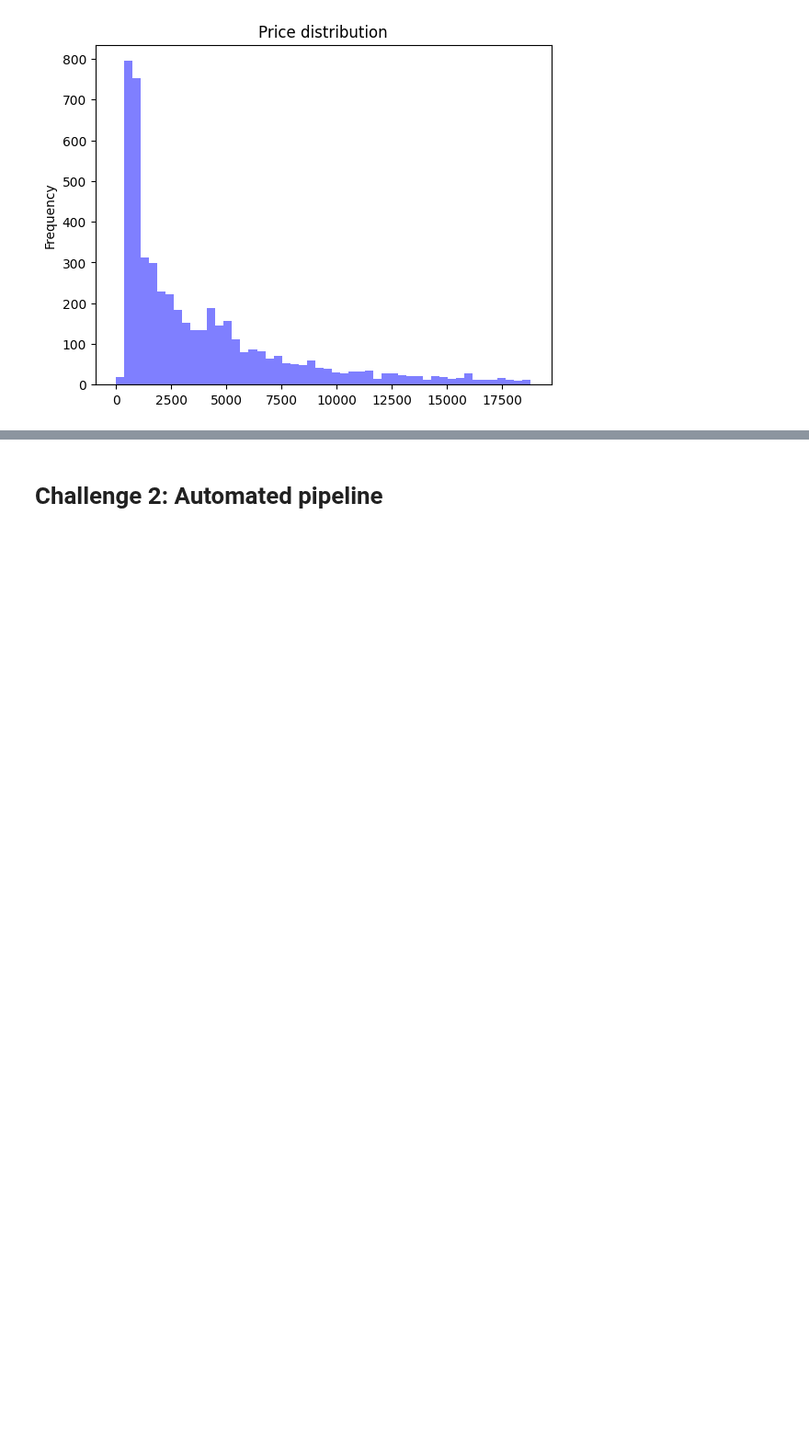
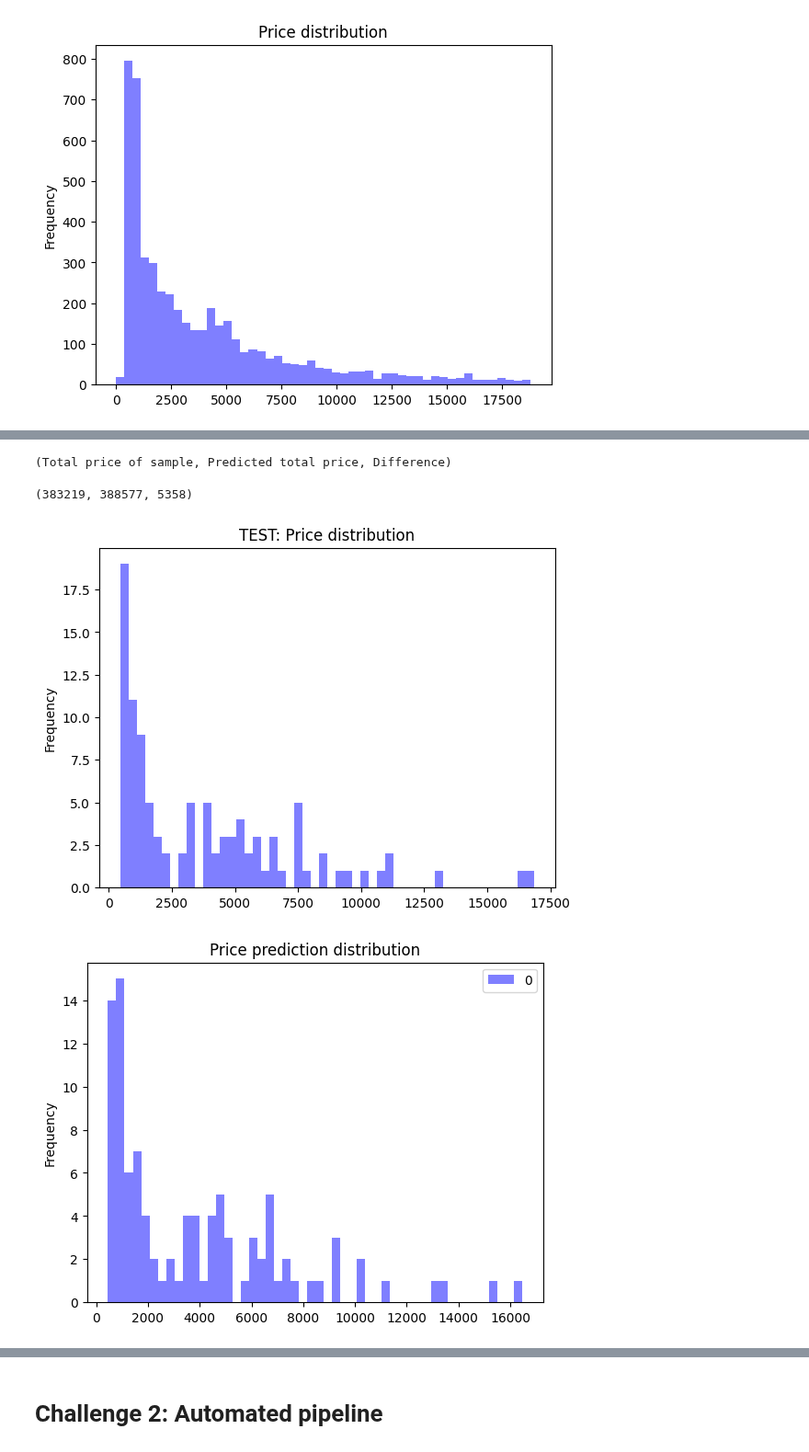
Before and after one commit to jackonedev/xtream-ai-assignment-engineer, a Jupyter notebook: assigment.ipynb, the cells around one changed output, grey strips where cells are left out. Shown at 92% size. Cells and saved outputs as stored; diff of their text form; code cells hidden in the pictures; blank space fills up the shorter version.

```diff
--- a/assigment.ipynb
+++ b/assigment.ipynb
@@ -99,0 +212,10 @@ X_train.head()
+# %%
+print("(Total price of sample, Predicted total price, Difference)")
+y_test.price.plot.hist(bins=50, alpha=0.5, color='b', title='TEST: Price distribution'),
+pd.DataFrame(lgbm_pred_test).plot.hist(bins=50, alpha=0.5, color='b', title='Price prediction distribution'),
+(total := y_test.price.sum()), (pred_total := int(pd.DataFrame(lgbm_pred_test).sum().values[0])), (pred_total- total)
+# %% [output]
+(Total price of sample, Predicted total price, Difference)
+(383219, 388577, 5358)
+[figure, added]
+[figure, added]
```
Also changed, not shown: parts of 12 cells of this notebook.
